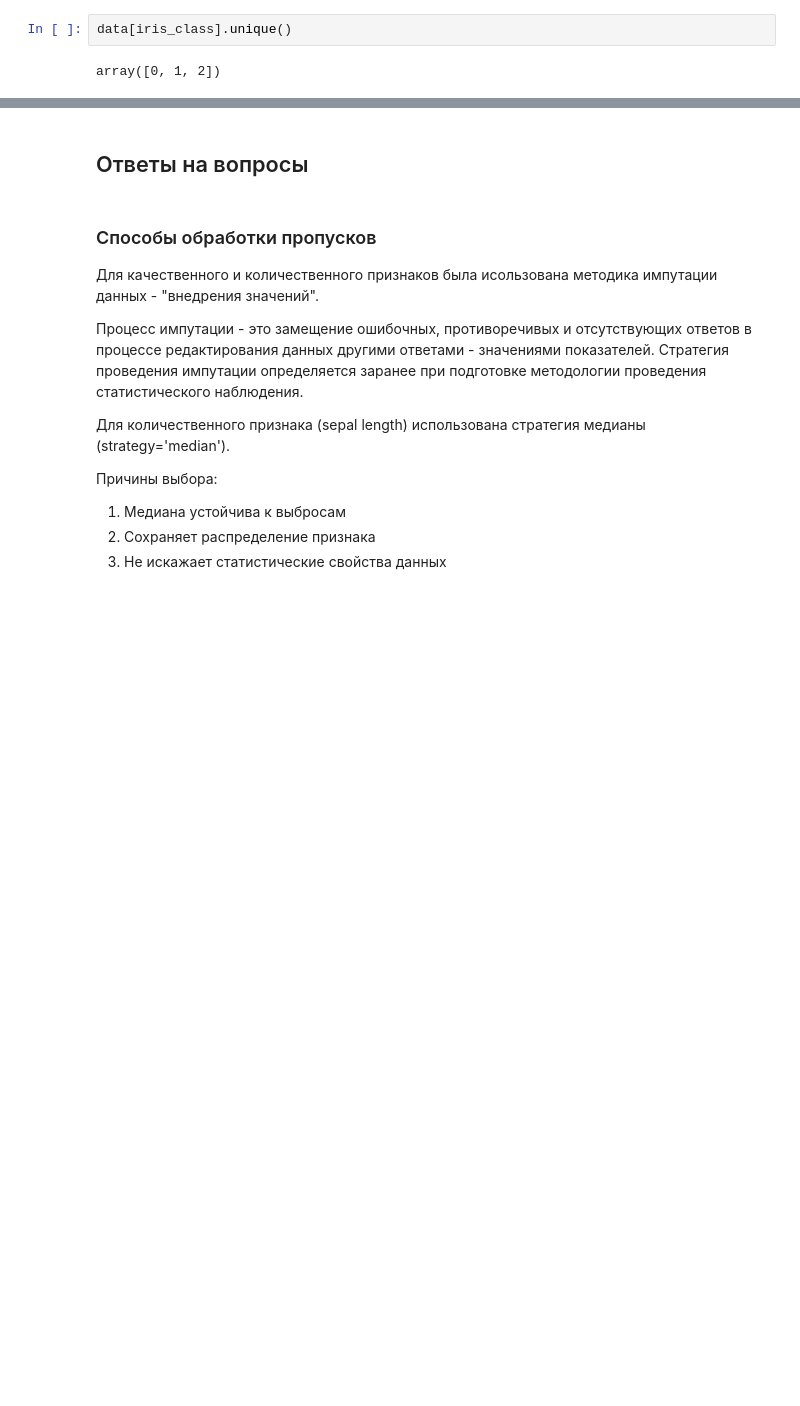
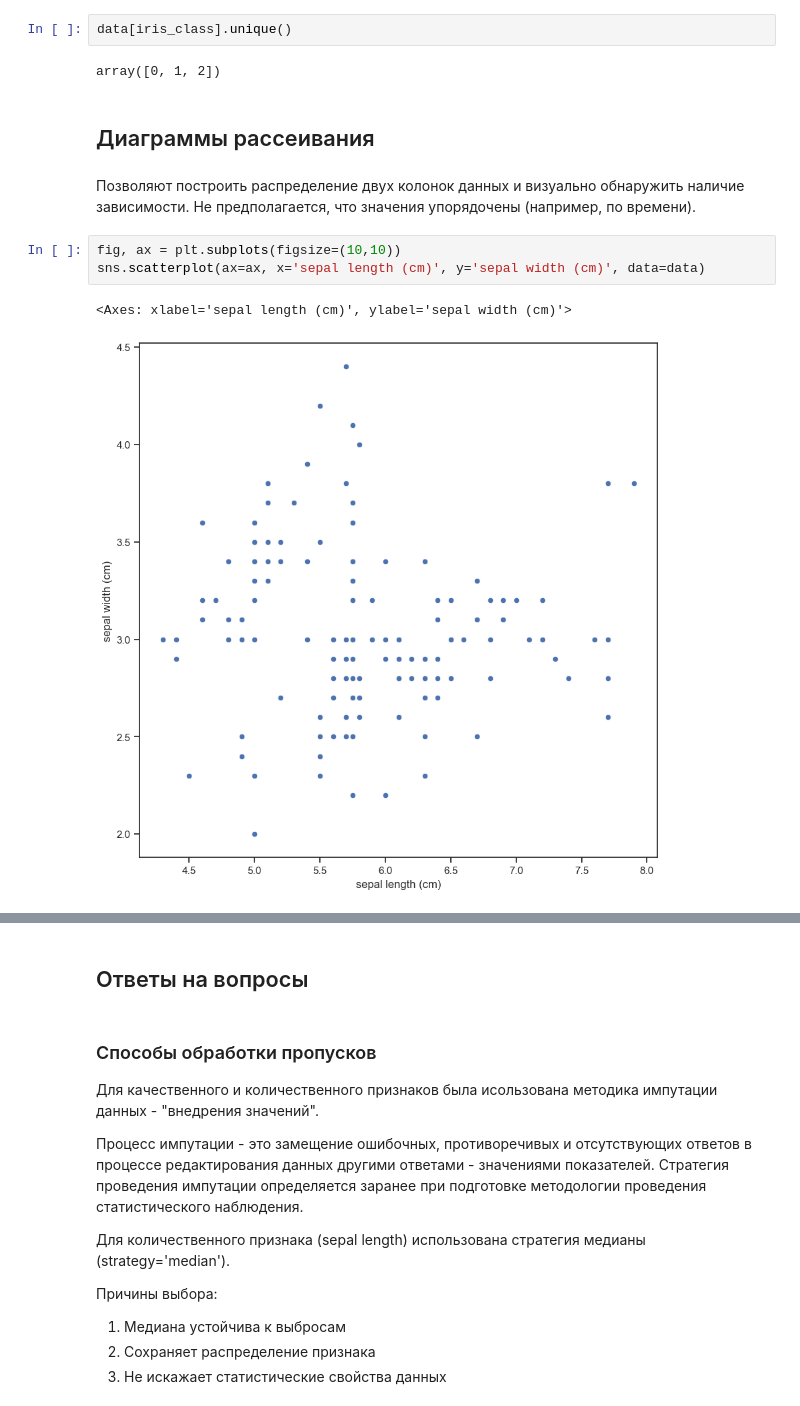
Before and after one commit to BorisLarkin/ML-BMSTU-2025, a Jupyter notebook: larkin_rk1.ipynb, the cells around one changed output, grey strips where cells are left out. Saved outputs shown, nothing was run; the diff lists cells and outputs as text; blank space fills up the shorter version.

```diff
--- a/larkin_rk1.ipynb
+++ b/larkin_rk1.ipynb
@@ -214,3 +214,13 @@ data[features].describe()
 data[iris_class].unique()
 # %% [output]
 array([0, 1, 2])
+# %% [markdown]
+## Диаграммы рассеивания
+# %% [markdown]
+Позволяют построить распределение двух колонок данных и визуально обнаружить наличие зависимости. Не предполагается, что значения упорядочены (например, по времени).
+# %%
+fig, ax = plt.subplots(figsize=(10,10))
+sns.scatterplot(ax=ax, x='sepal length (cm)', y='sepal width (cm)', data=data)
+# %% [output]
+<Axes: xlabel='sepal length (cm)', ylabel='sepal width (cm)'>
+[figure, added]
```
Also changed, not shown: parts of 1 cell of this notebook.
